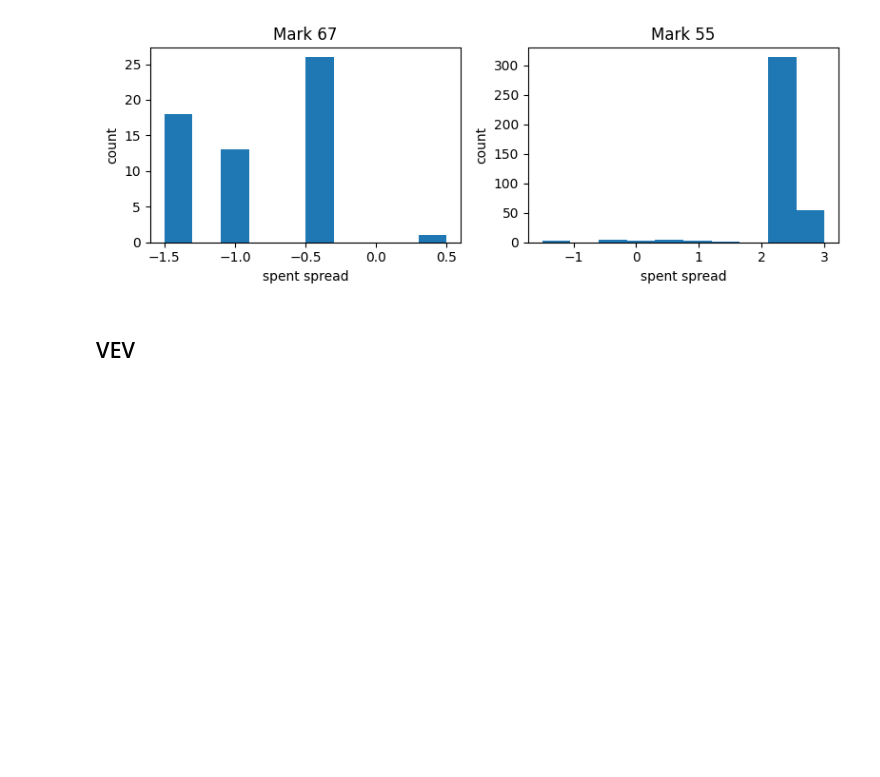
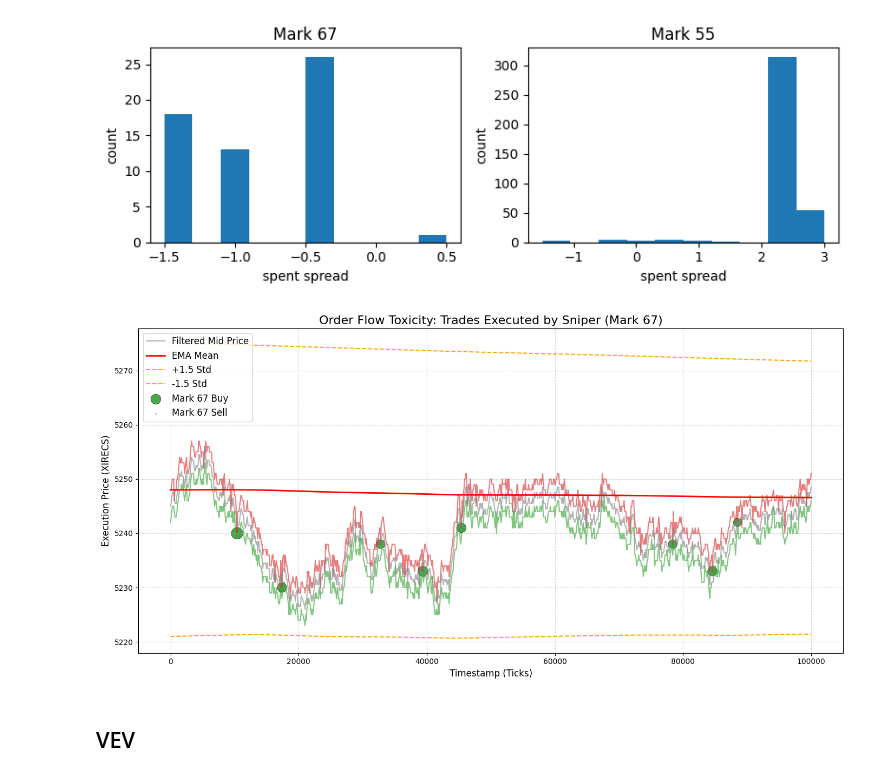
Before and after one commit to aemilani/imc-prosperity-4, a Jupyter notebook: notebooks/algo_4_velvet.ipynb, the cells around one changed output. Drawn from its saved outputs; the diff is of its cells as text; code cells hidden in the pictures; blank space fills up the shorter version.

```diff
--- a/notebooks/algo_4_velvet.ipynb
+++ b/notebooks/algo_4_velvet.ipynb
@@ -746,6 +746,50 @@ plt.tight_layout()
 plt.show()
 # %% [output]
 [figure]
+# %%
+t1 = 0
+t2 = 100_000
+
+plt.figure(figsize=(14, 7))
+plt.plot(price_velvet.loc[t1:t2].index, price_velvet['bid_price_1'].loc[t1:t2], c='tab:green', alpha=0.6)
+plt.plot(price_velvet.loc[t1:t2].index, price_velvet['ask_price_1'].loc[t1:t2], c='tab:red', alpha=0.6)
+plt.plot(price_velvet['filtered_mid'].loc[t1:t2], label='Filtered Mid Price', color='gray', alpha=0.6)
+plt.plot(price_velvet['estimated_mean'].loc[t1:t2], label='EMA Mean', color='red', linewidth=2)
+plt.plot(price_velvet['estimated_mean'].loc[t1:t2] + 1.5 * price_velvet['estimated_std'].loc[t1:t2], color='orange', linestyle='--', label='+1.5 Std')
+plt.plot(price_velvet['estimated_mean'].loc[t1:t2] - 1.5 * price_velvet['estimated_std'].loc[t1:t2], color='orange', linestyle='--', label='-1.5 Std')
+
+size_multiplier = 20
+plt.scatter(
+    part_buys[sniper].loc[t1:t2].index,
+    part_buys[sniper].loc[t1:t2]['price'],
+    s=part_buys[sniper].loc[t1:t2]['quantity'] * size_multiplier,
+    color='green',
+    alpha=0.7,
+    edgecolors='black',
+    linewidth=0.5,
+    label=f'{sniper} Buy'
+)
+plt.scatter(
+    part_sells[sniper].loc[t1:t2].index,
+    part_sells[sniper].loc[t1:t2]['price'],
+    s=part_sells[sniper].loc[t1:t2]['quantity'] * size_multiplier,
+    color='red',
+    alpha=0.7,
+    edgecolors='black',
+    linewidth=0.5,
+    label=f'{sniper} Sell'
+)
+plt.title(f'Order Flow Toxicity: Trades Executed by Sniper ({sniper})', fontsize=16)
+plt.xlabel('Timestamp (Ticks)', fontsize=12)
+plt.ylabel('Execution Price (XIRECS)', fontsize=12)
+plt.grid(True, linestyle='--', alpha=0.5)
+lgnd = plt.legend(loc="upper left", scatterpoints=1, fontsize=12)
+lgnd.legend_handles[0]._sizes = [100]
+lgnd.legend_handles[1]._sizes = [100]
+plt.tight_layout()
+plt.show()
+# %% [output]
+[figure, added]
 # %% [markdown]
 ## VEV
 # %%
```
Also changed, not shown: parts of 2 cells of this notebook, 3 other files.
